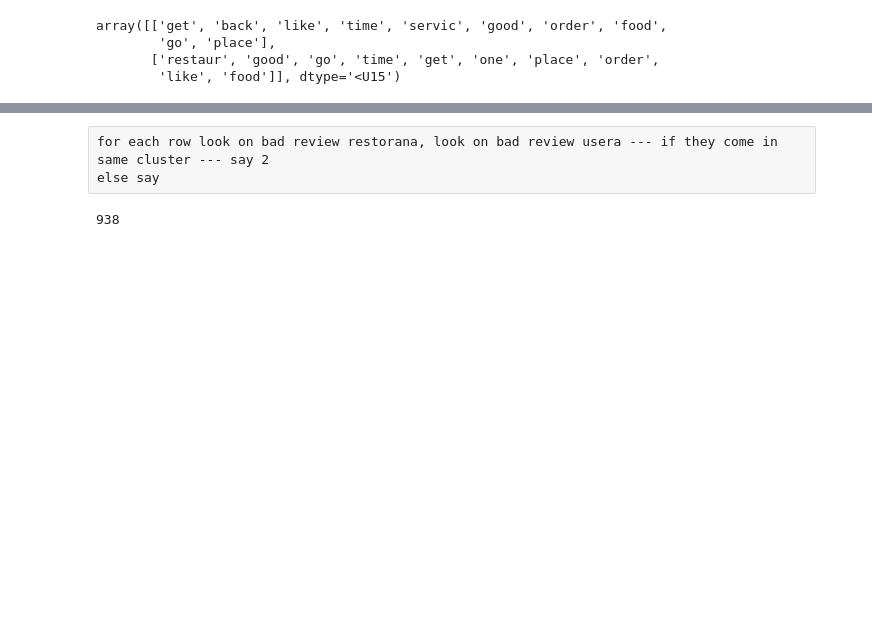
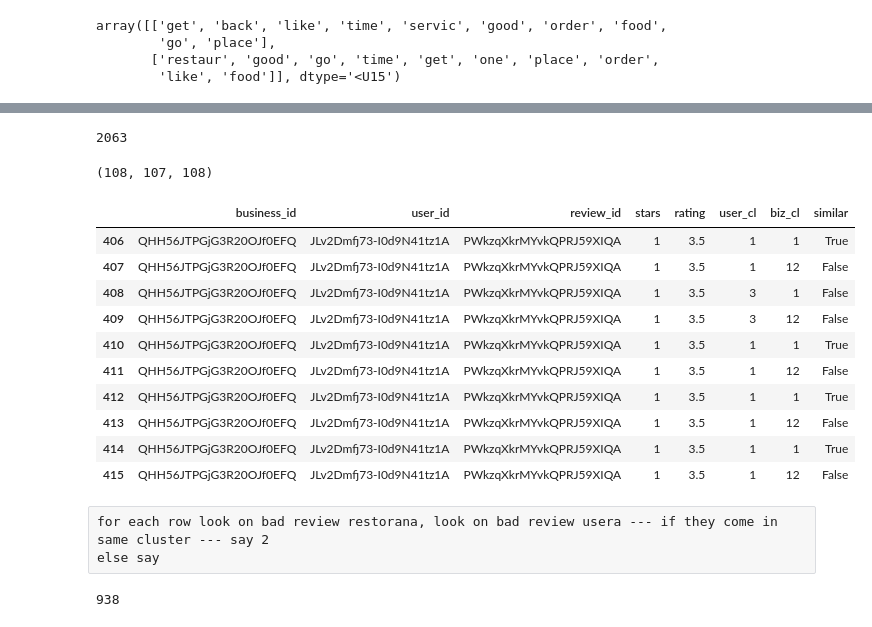
Before and after one commit to Myau5x/anti-recommender, a Jupyter notebook: Nlp_approach_ac.ipynb, the cells around one changed output, grey strips where cells are left out. Saved outputs shown, nothing was run; the diff lists cells and outputs as text; code cells hidden in the pictures; blank space fills up the shorter version.

```diff
--- a/Nlp_approach_ac.ipynb
+++ b/Nlp_approach_ac.ipynb
@@ -183,3 +194,32 @@ rest_rev.columns
+# %%
+test = valid.select('business_id',  'user_id', 'review_id','stars',  'rating')
+test.count()
+# %% [output]
+2063
+# %%
+test_join = test.join(user_pr, 'user_id').join(biz_pr, 'business_id')
+# %%
+test_df =test_join.toPandas()
+# %%
+len(test_df['user_id'].unique()), len(test_df['business_id'].unique()), len(test_df['review_id'].unique())
+# %% [output]
+(108, 107, 108)
+# %%
+prr = test_df[test_df.review_id == 'PWkzqXkrMYvkQPRJ59XIQA'].copy()
+# %%
+prr['similar']  = (prr.user_cl == prr.biz_cl)
+# %% [output]
+|  | business_id | user_id | review_id | stars | rating | user_cl | biz_cl | similar |
+| 406 | QHH56JTPGjG3R20OJf0EFQ | JLv2Dmfj73-I0d9N41tz1A | PWkzqXkrMYvkQPRJ59XIQA | 1 | 3.5 | 1 | 1 | True |
+| 407 | QHH56JTPGjG3R20OJf0EFQ | JLv2Dmfj73-I0d9N41tz1A | PWkzqXkrMYvkQPRJ59XIQA | 1 | 3.5 | 1 | 12 | False |
+| 408 | QHH56JTPGjG3R20OJf0EFQ | JLv2Dmfj73-I0d9N41tz1A | PWkzqXkrMYvkQPRJ59XIQA | 1 | 3.5 | 3 | 1 | False |
+| 409 | QHH56JTPGjG3R20OJf0EFQ | JLv2Dmfj73-I0d9N41tz1A | PWkzqXkrMYvkQPRJ59XIQA | 1 | 3.5 | 3 | 12 | False |
+| 410 | QHH56JTPGjG3R20OJf0EFQ | JLv2Dmfj73-I0d9N41tz1A | PWkzqXkrMYvkQPRJ59XIQA | 1 | 3.5 | 1 | 1 | True |
+| 411 | QHH56JTPGjG3R20OJf0EFQ | JLv2Dmfj73-I0d9N41tz1A | PWkzqXkrMYvkQPRJ59XIQA | 1 | 3.5 | 1 | 12 | False |
+| 412 | QHH56JTPGjG3R20OJf0EFQ | JLv2Dmfj73-I0d9N41tz1A | PWkzqXkrMYvkQPRJ59XIQA | 1 | 3.5 | 1 | 1 | True |
+| 413 | QHH56JTPGjG3R20OJf0EFQ | JLv2Dmfj73-I0d9N41tz1A | PWkzqXkrMYvkQPRJ59XIQA | 1 | 3.5 | 1 | 12 | False |
+| 414 | QHH56JTPGjG3R20OJf0EFQ | JLv2Dmfj73-I0d9N41tz1A | PWkzqXkrMYvkQPRJ59XIQA | 1 | 3.5 | 1 | 1 | True |
+| 415 | QHH56JTPGjG3R20OJf0EFQ | JLv2Dmfj73-I0d9N41tz1A | PWkzqXkrMYvkQPRJ59XIQA | 1 | 3.5 | 1 | 12 | False |
 # %% [raw]
 for each row look on bad review restorana, look on bad review usera --- if they come in same cluster --- say 2
 else say
```
Also changed, not shown: parts of 38 cells of this notebook.
